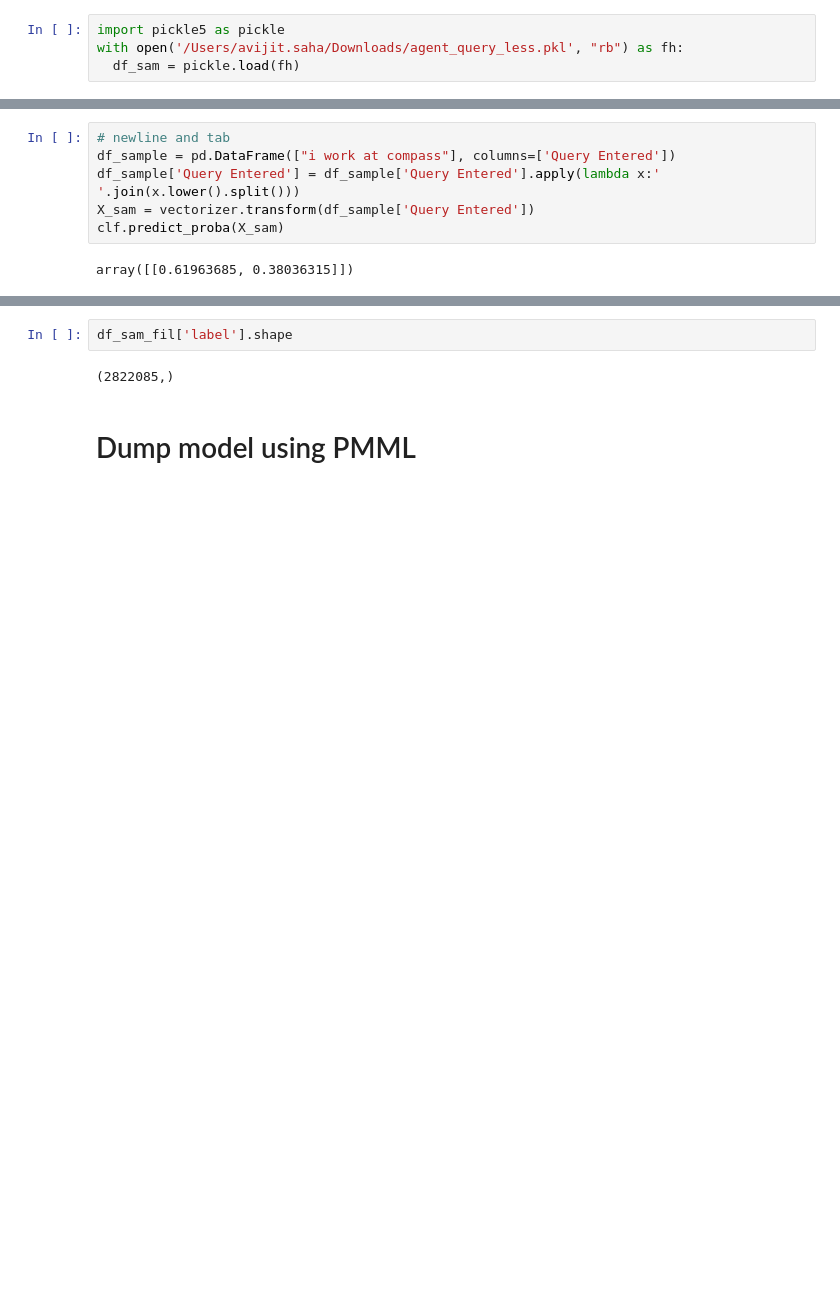
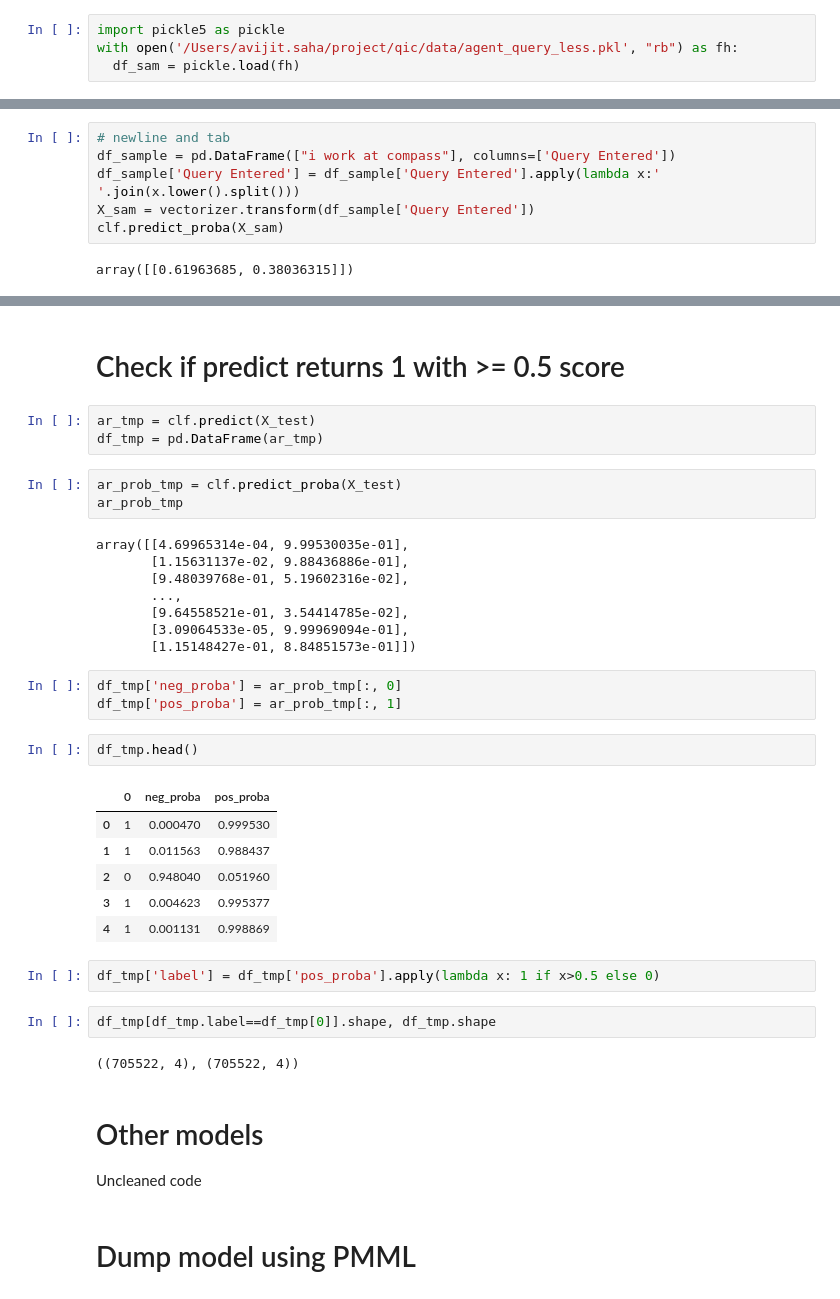
Before and after one commit to avijit-compass/ai-india-avijit, a Jupyter notebook: qic/qic-agent-only.ipynb, the cells around one changed output, grey strips where cells are left out. Drawn from its saved outputs; the diff is of its cells as text; blank space fills up the shorter version.

```diff
--- a/qic/qic-agent-only.ipynb
+++ b/qic/qic-agent-only.ipynb
@@ -77,7 +77,7 @@ You should consider upgrading via the '/Users/avijit.saha/.pyenv/versions/3.7.9/
 Note: you may need to restart the kernel to use updated packages.
 # %%
 import pickle5 as pickle
-with open('/Users/avijit.saha/Downloads/agent_query_less.pkl', "rb") as fh:
+with open('/Users/avijit.saha/project/qic/data/agent_query_less.pkl', "rb") as fh:
   df_sam = pickle.load(fh)
 # %%
 df_sam.head()
@@ -954,7 +775,40 @@ Name: label, dtype: int64
-# %%
-df_sam_fil['label'].shape
-# %% [output]
-(2822085,)
+# %% [markdown]
+# Check if predict returns 1 with >= 0.5 score
+# %%
+ar_tmp = clf.predict(X_test)
+df_tmp = pd.DataFrame(ar_tmp)
+# %%
+ar_prob_tmp = clf.predict_proba(X_test)
+ar_prob_tmp
+# %% [output]
+array([[4.69965314e-04, 9.99530035e-01],
+       [1.15631137e-02, 9.88436886e-01],
+       [9.48039768e-01, 5.19602316e-02],
+       ...,
+       [9.64558521e-01, 3.54414785e-02],
+       [3.09064533e-05, 9.99969094e-01],
+       [1.15148427e-01, 8.84851573e-01]])
+# %%
+df_tmp['neg_proba'] = ar_prob_tmp[:, 0]
+df_tmp['pos_proba'] = ar_prob_tmp[:, 1]
+# %%
+df_tmp.head()
+# %% [output]
+|  | 0 | neg_proba | pos_proba |
+| 0 | 1 | 0.000470 | 0.999530 |
+| 1 | 1 | 0.011563 | 0.988437 |
+| 2 | 0 | 0.948040 | 0.051960 |
+| 3 | 1 | 0.004623 | 0.995377 |
+| 4 | 1 | 0.001131 | 0.998869 |
+# %%
+df_tmp['label'] = df_tmp['pos_proba'].apply(lambda x: 1 if x>0.5 else 0)
+# %%
+df_tmp[df_tmp.label==df_tmp[0]].shape, df_tmp.shape
+# %% [output]
+((705522, 4), (705522, 4))
+# %% [markdown]
+# Other models
+Uncleaned code
 # %% [markdown]
 # Dump model using PMML
 # %%
```
Also changed, not shown: parts of 45 cells of this notebook.
